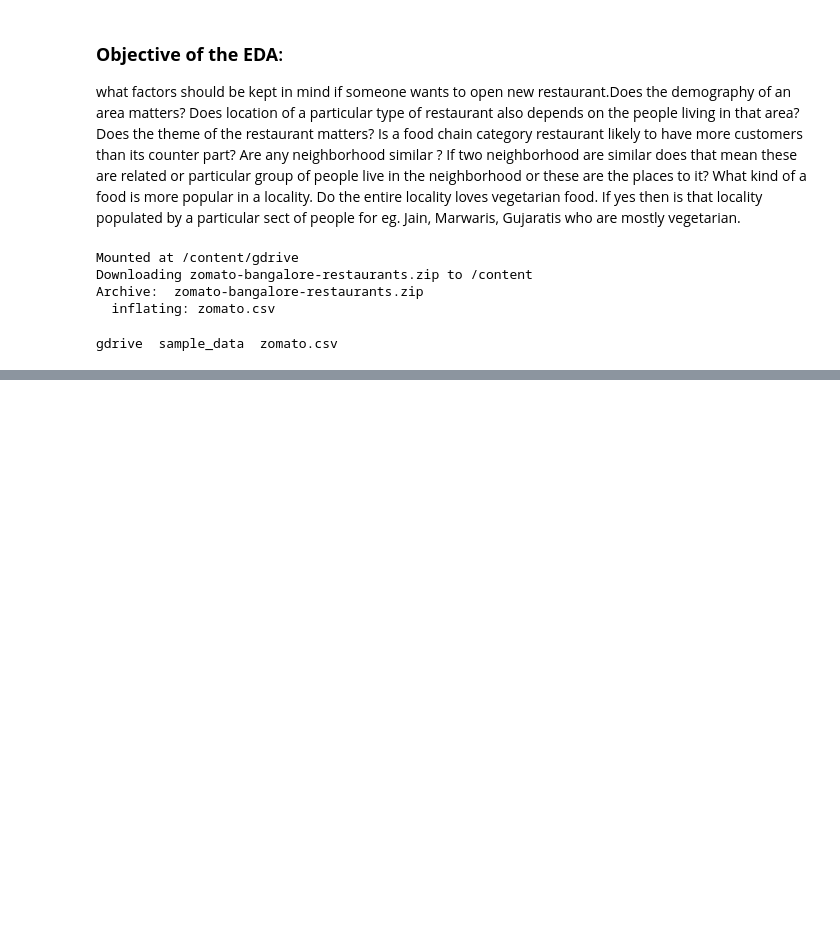
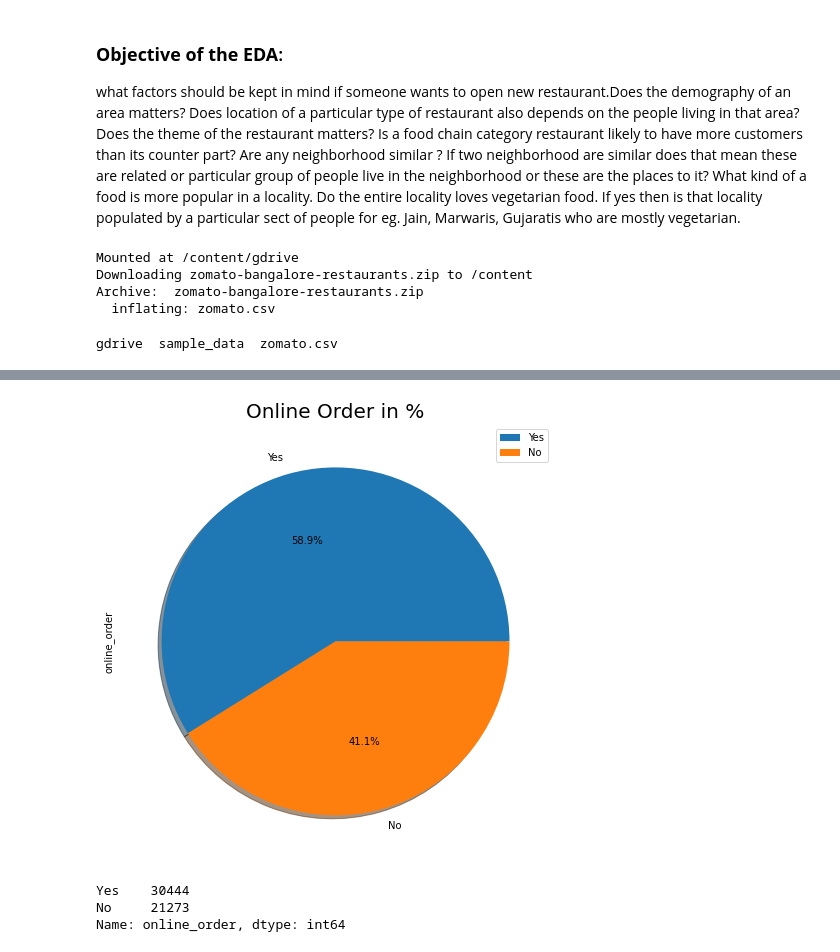
Before and after one commit to rushikeshnaik779/EDA, a Jupyter notebook: zomato_bangalore_restaurants.ipynb, the cells around one changed output, grey strips where cells are left out. Cells and saved outputs as stored; diff of their text form; code cells hidden in the pictures; blank space fills up the shorter version.

```diff
--- a/zomato_bangalore_restaurants.ipynb
+++ b/zomato_bangalore_restaurants.ipynb
@@ -90,0 +174,13 @@ str
+# %%
+# Online Order
+plt.figure(figsize=(18, 8))
+df['online_order'].value_counts().plot.pie(autopct='%1.1f%%', shadow=True)
+plt.title('Online Order in %', size=20)
+plt.legend()
+plt.show()
+print(df['online_order'].value_counts())
+# %% [output]
+[figure, added]
+Yes    30444
+No     21273
+Name: online_order, dtype: int64
```
Also changed, not shown: parts of 16 cells of this notebook.
